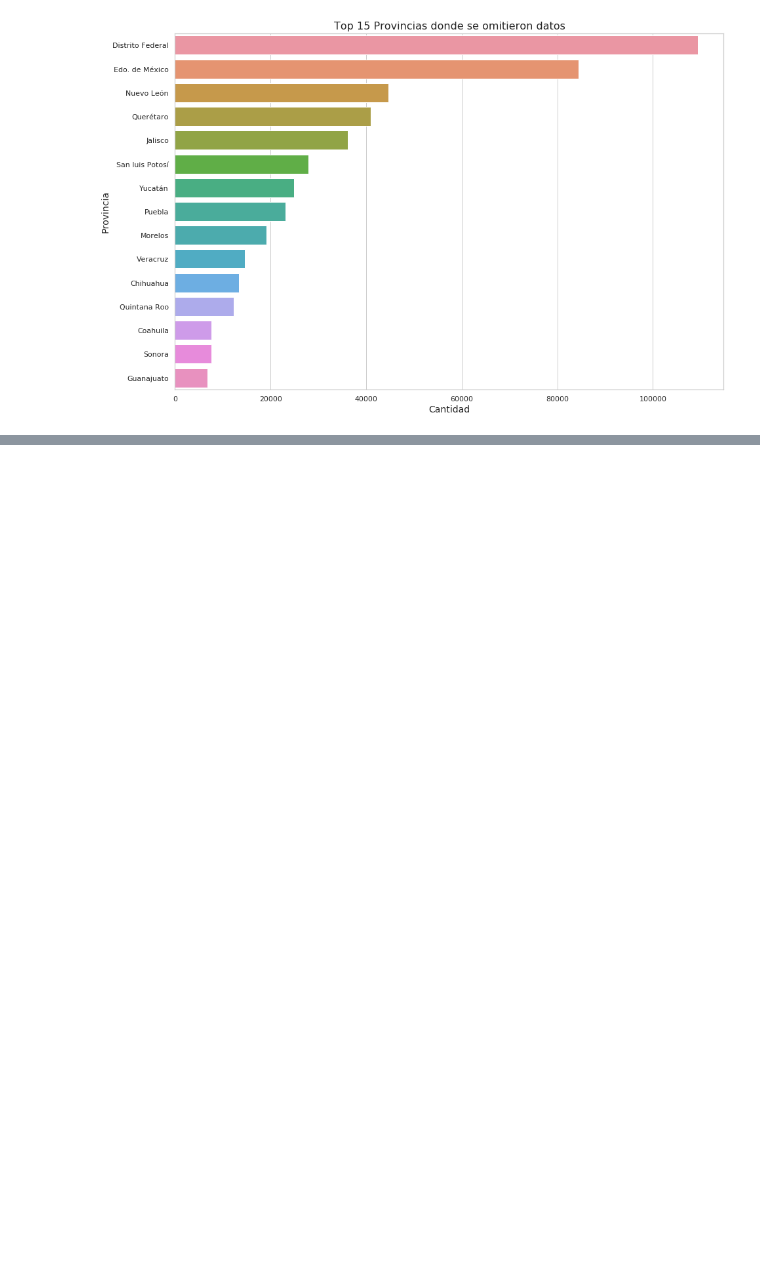
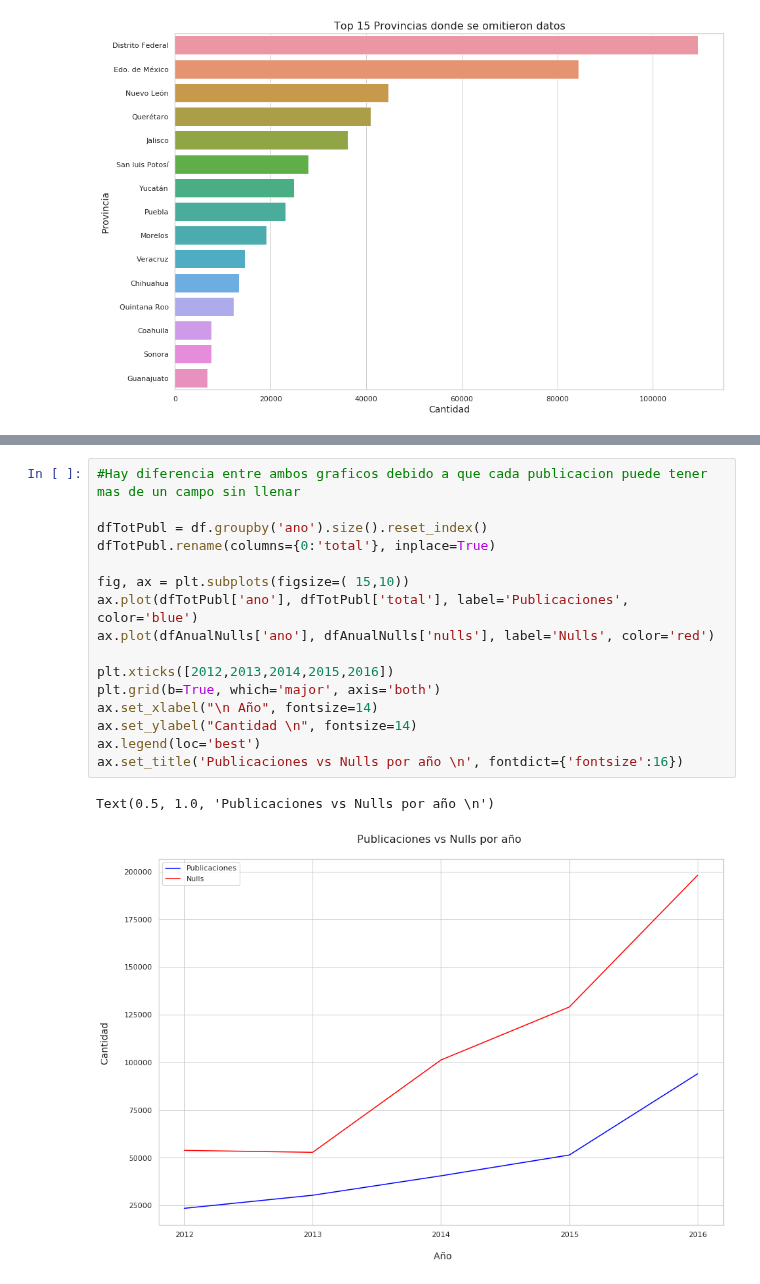
Before and after one commit to JuanCruzCastroLopez/tp1-zonajobs-analysis, a Jupyter notebook: DataSet_analisis.ipynb, the cells around one changed output, grey strips where cells are left out. Drawn from its saved outputs; the diff is of its cells as text; blank space fills up the shorter version.

Commit message:
Agrego graficos por año

```diff
--- a/DataSet_analisis.ipynb
+++ b/DataSet_analisis.ipynb
@@ -222,0 +223,19 @@ dtype: int64
+# %%
+#Hay diferencia entre ambos graficos debido a que cada publicacion puede tener mas de un campo sin llenar
+
+dfTotPubl = df.groupby('ano').size().reset_index()
+dfTotPubl.rename(columns={0:'total'}, inplace=True)
+
+fig, ax = plt.subplots(figsize=( 15,10))
+ax.plot(dfTotPubl['ano'], dfTotPubl['total'], label='Publicaciones', color='blue')
+ax.plot(dfAnualNulls['ano'], dfAnualNulls['nulls'], label='Nulls', color='red')
+
+plt.xticks([2012,2013,2014,2015,2016])
+plt.grid(b=True, which='major', axis='both')
+ax.set_xlabel("\n Año", fontsize=14)
+ax.set_ylabel("Cantidad \n", fontsize=14)
+ax.legend(loc='best')
+ax.set_title('Publicaciones vs Nulls por año \n', fontdict={'fontsize':16})
+# %% [output]
+Text(0.5, 1.0, 'Publicaciones vs Nulls por año \n')
+[figure, added]
```
Also changed, not shown: parts of 5 cells of this notebook, 1 other file.
